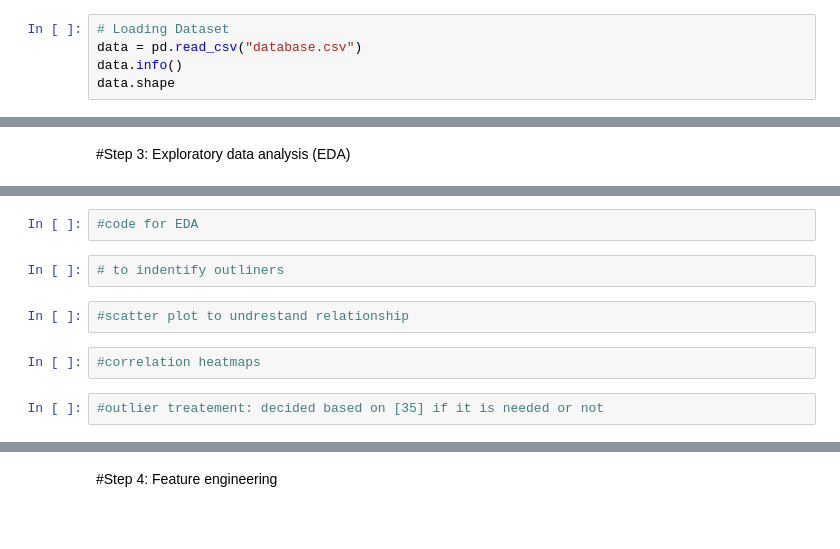
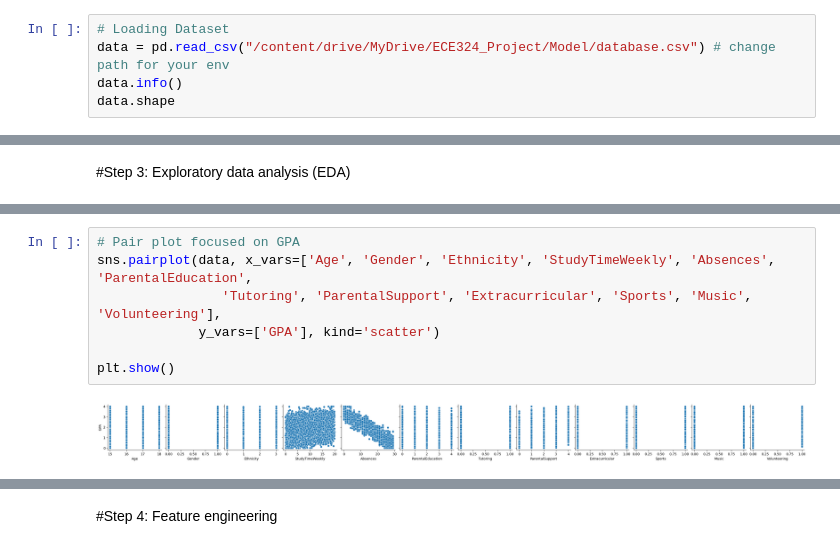
Before and after one commit to elorie-bernard-lacroix/SmartStudy, a Jupyter notebook: StudyArchitects.ipynb, the cells around one changed output, grey strips where cells are left out. Cells and saved outputs as stored; diff of their text form; blank space fills up the shorter version.

Commit message:
Added data visualizations

```diff
--- a/StudyArchitects.ipynb
+++ b/StudyArchitects.ipynb
@@ -50,7 +57,7 @@ from tensorflow.keras.callbacks import EarlyStopping, ReduceLROnPlateau
 #Step 2: Data collection and preprocessing
 # %%
 # Loading Dataset
-data = pd.read_csv("database.csv")
+data = pd.read_csv("/content/drive/MyDrive/ECE324_Project/Model/database.csv") # change path for your env
 data.info()
 data.shape
 # %% [output]
@@ -131,13 +138,12 @@ data.describe()
 | 50% | 2196.500000 | 16.000000 | 1.000000 | 0.000000 | 2.000000 | 9.705363 | 15.000000 | 0.000000 | ... |
 | 75% | 2794.250000 | 17.000000 | 1.000000 | 2.000000 | 2.000000 | 14.408410 | 22.000000 | 1.000000 | ... |
 | max | 3392.000000 | 18.000000 | 1.000000 | 3.000000 | 4.000000 | 19.978094 | 29.000000 | 1.000000 | ... |
-# %%
-#code for EDA
-# %%
-# to indentify outliners
-# %%
-#scatter plot to undrestand relationship
-# %%
-#correlation heatmaps
-# %%
-#outlier treatement: decided based on [35] if it is needed or not
+# %%
+# Pair plot focused on GPA
+sns.pairplot(data, x_vars=['Age', 'Gender', 'Ethnicity', 'StudyTimeWeekly', 'Absences', 'ParentalEducation',
+                'Tutoring', 'ParentalSupport', 'Extracurricular', 'Sports', 'Music', 'Volunteering'],
+             y_vars=['GPA'], kind='scatter')
+
+plt.show()
+# %% [output]
+[figure, added]
```
Also changed, not shown: parts of 25 cells of this notebook.
